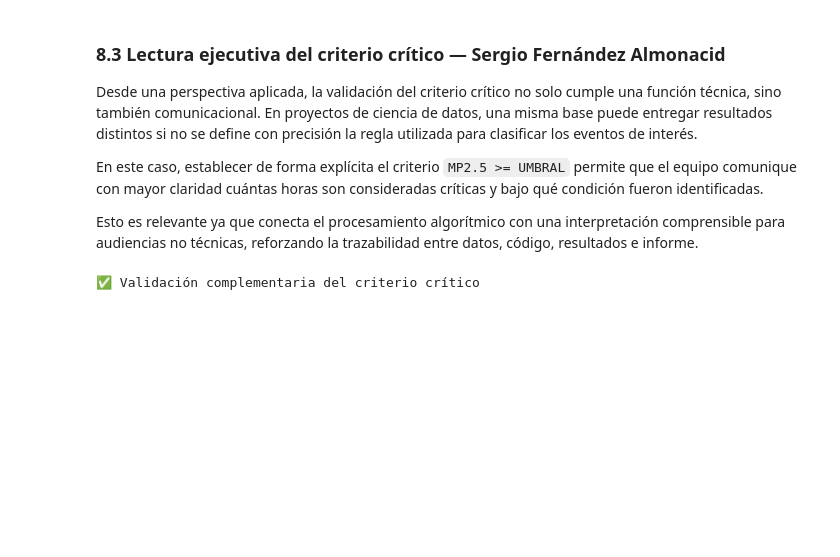
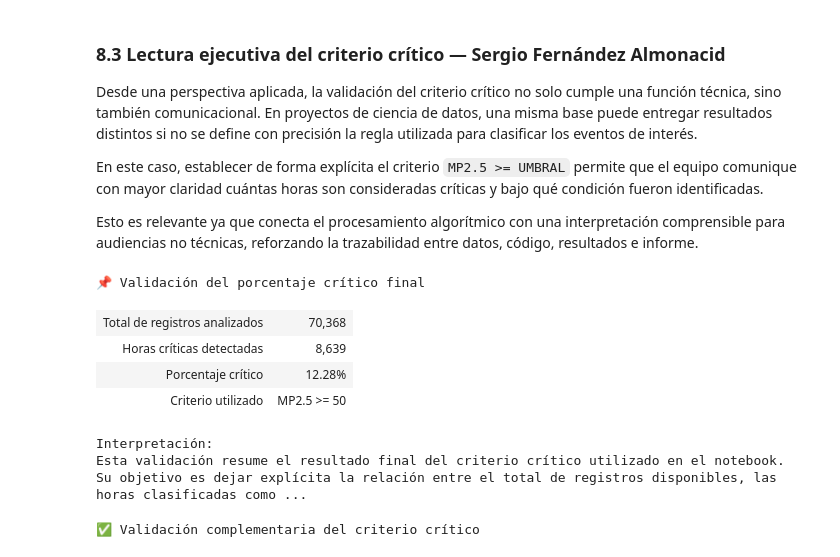
Before and after one commit to Rfcha/abp_cienciadatos, a Jupyter notebook: F4-entrega-final/notebooks/02_algoritmos.ipynb, the cells around one changed output. Cells and saved outputs as stored; diff of their text form; code cells hidden in the pictures; blank space fills up the shorter version.

Commit message:
Fix/2006 2351 sfa valida porcentaje critico final

```diff
--- a/F4-entrega-final/notebooks/02_algoritmos.ipynb
+++ b/F4-entrega-final/notebooks/02_algoritmos.ipynb
@@ -1706,6 +1706,50 @@ Desde una perspectiva aplicada, la validación del criterio crítico no solo cum
 En este caso, establecer de forma explícita el criterio `MP2.5 >= UMBRAL` permite que el equipo comunique con mayor claridad cuántas horas son consideradas críticas y bajo qué condición fueron identificadas.
 
 Esto es relevante ya que conecta el procesamiento algorítmico con una interpretación comprensible para audiencias no técnicas, reforzando la trazabilidad entre datos, código, resultados e informe.
+# %%
+# =============================================================================
+# 8.4 VALIDACIÓN DEL PORCENTAJE DE HORAS CRÍTICAS
+# Aporte: Sergio Fernández Almonacid
+# =============================================================================
+
+from IPython.display import HTML, display
+
+if "serie" not in globals():
+    raise NameError("No existe la variable 'serie'. Ejecute primero las secciones anteriores.")
+
+if "UMBRAL" not in globals():
+    raise NameError("No existe la variable 'UMBRAL'.")
+
+total_registros = len(serie)
+horas_criticas = int(np.sum(serie >= UMBRAL))
+porcentaje_critico = horas_criticas / total_registros * 100
+
+html_porcentaje = f"""
+<h3>📌 Validación del porcentaje crítico final</h3>
+
+<table>
+<tr><td><b>Total de registros analizados</b></td><td>{total_registros:,}</td></tr>
+<tr><td><b>Horas críticas detectadas</b></td><td>{horas_criticas:,}</td></tr>
+<tr><td><b>Porcentaje crítico</b></td><td>{porcentaje_critico:.2f}%</td></tr>
+<tr><td><b>Criterio utilizado</b></td><td>MP2.5 &gt;= {UMBRAL}</td></tr>
+</table>
+
+<p><b>Interpretación:</b><br>
+Esta validación resume el resultado final del criterio crítico utilizado en el notebook.
+Su objetivo es dejar explícita la relación entre el total de registros disponibles,
+las horas clasificadas como críticas y el porcentaje final reportado.
+</p>
+"""
+
+display(HTML(html_porcentaje))
+# %% [output]
+📌 Validación del porcentaje crítico final
+| Total de registros analizados | 70,368 |
+| Horas críticas detectadas | 8,639 |
+| Porcentaje crítico | 12.28% |
+| Criterio utilizado | MP2.5 >= 50 |
+Interpretación:
+Esta validación resume el resultado final del criterio crítico utilizado en el notebook. Su objetivo es dejar explícita la relación entre el total de registros disponibles, las horas clasificadas como ...
 # %%
 # =============================================================================
 # 8.1 VALIDACIÓN COMPLEMENTARIA DEL CRITERIO CRÍTICO
```
